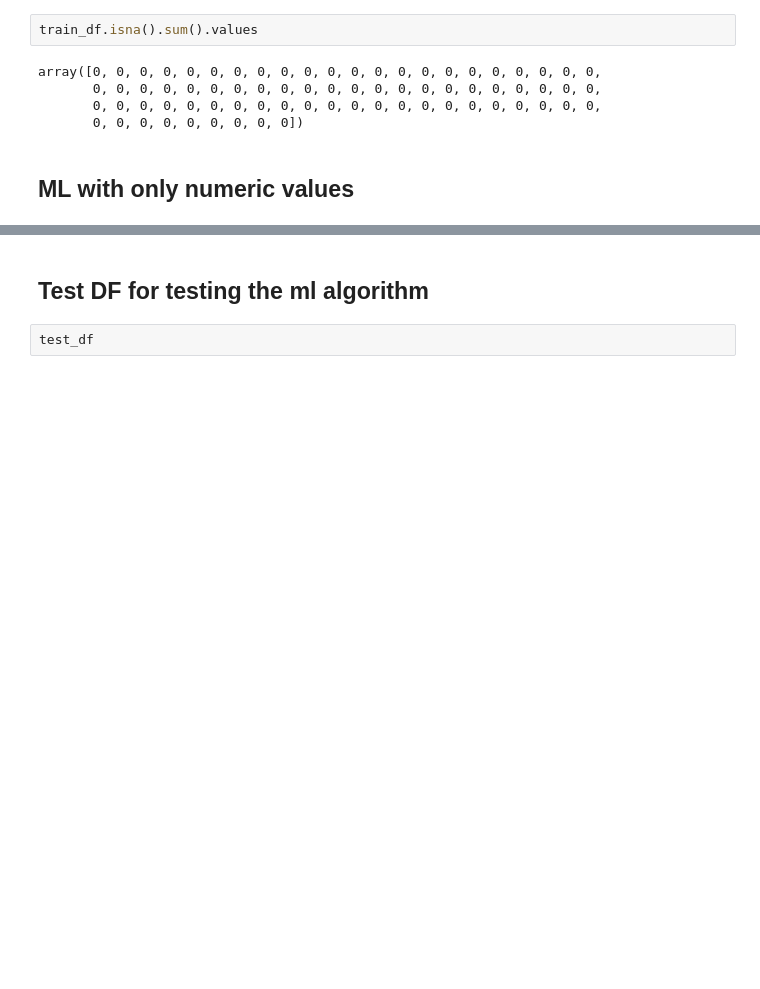
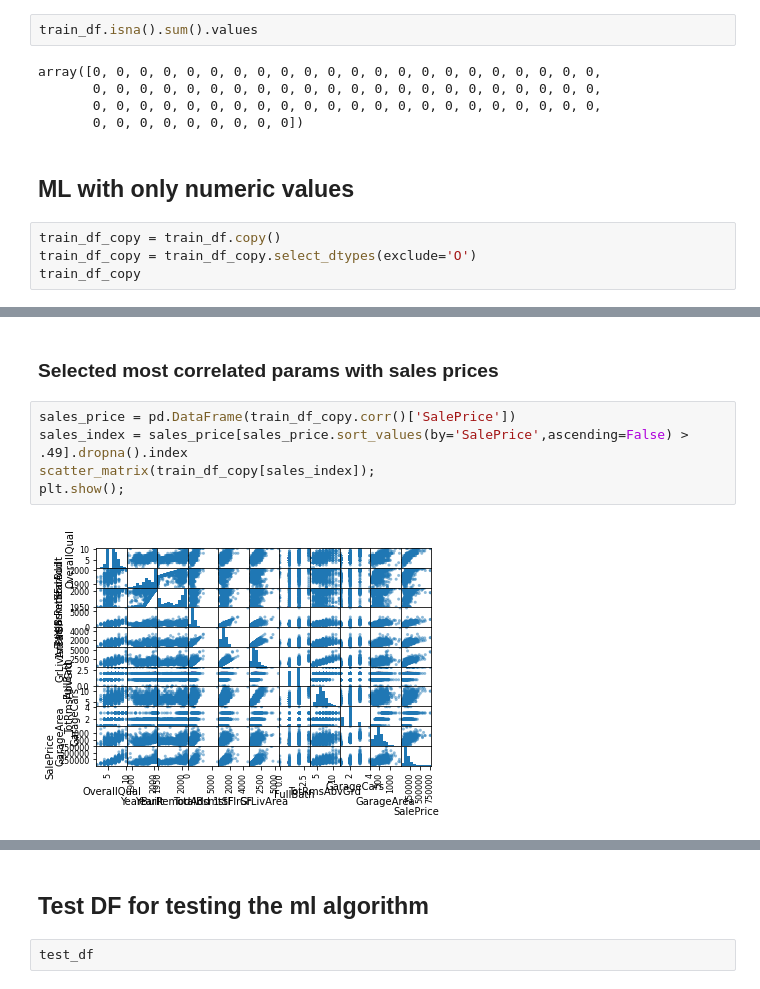
Before and after one commit to jibo16/Ml-practicing-ML-project-dev, a Jupyter notebook: housing-price-prediction-with-ml.ipynb, the cells around one changed output, grey strips where cells are left out. Cells and saved outputs as stored; diff of their text form; blank space fills up the shorter version.

Commit message:
Data visualization

```diff
--- a/housing-price-prediction-with-ml.ipynb
+++ b/housing-price-prediction-with-ml.ipynb
@@ -251,3 +253,7 @@ array([0, 0, 0, 0, 0, 0, 0, 0, 0, 0, 0, 0, 0, 0, 0, 0, 0, 0, 0, 0, 0, 0,
        0, 0, 0, 0, 0, 0, 0, 0, 0])
 # %% [markdown]
 ## ML with only numeric values
+# %%
+train_df_copy = train_df.copy()
+train_df_copy = train_df_copy.select_dtypes(exclude='O')
+train_df_copy
@@ -253,0 +274,9 @@ array([0, 0, 0, 0, 0, 0, 0, 0, 0, 0, 0, 0, 0, 0, 0, 0, 0, 0, 0, 0, 0, 0,
+# %% [markdown]
+### Selected most correlated params with sales prices
+# %%
+sales_price = pd.DataFrame(train_df_copy.corr()['SalePrice'])
+sales_index = sales_price[sales_price.sort_values(by='SalePrice',ascending=False) > .49].dropna().index
+scatter_matrix(train_df_copy[sales_index]);
+plt.show();
+# %% [output]
+[figure, added]
```
Also changed, not shown: parts of 9 cells of this notebook.
